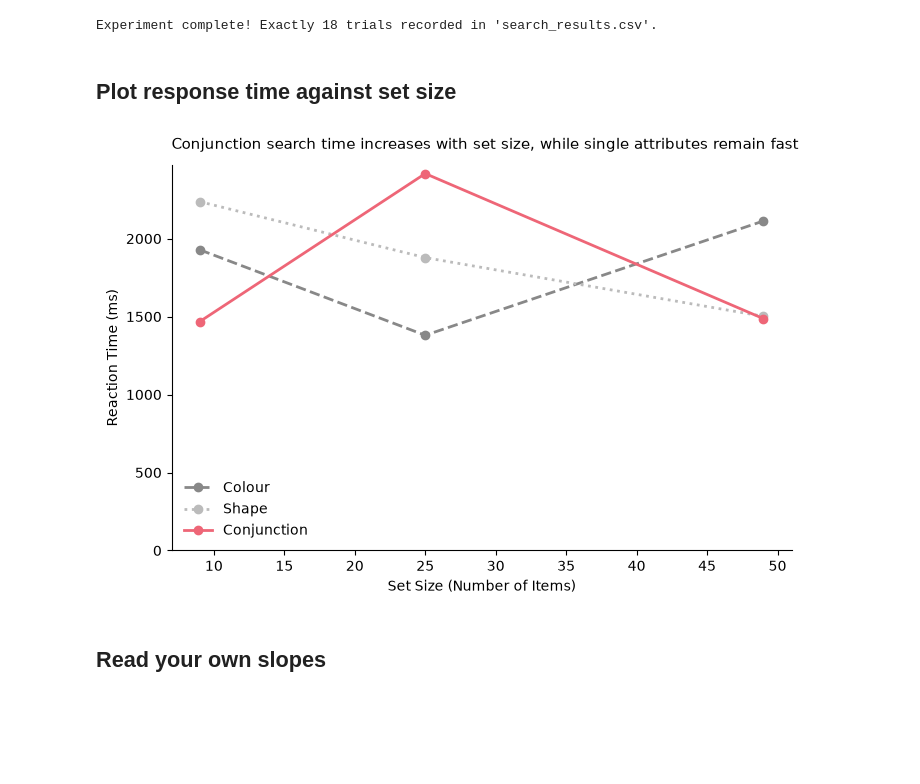
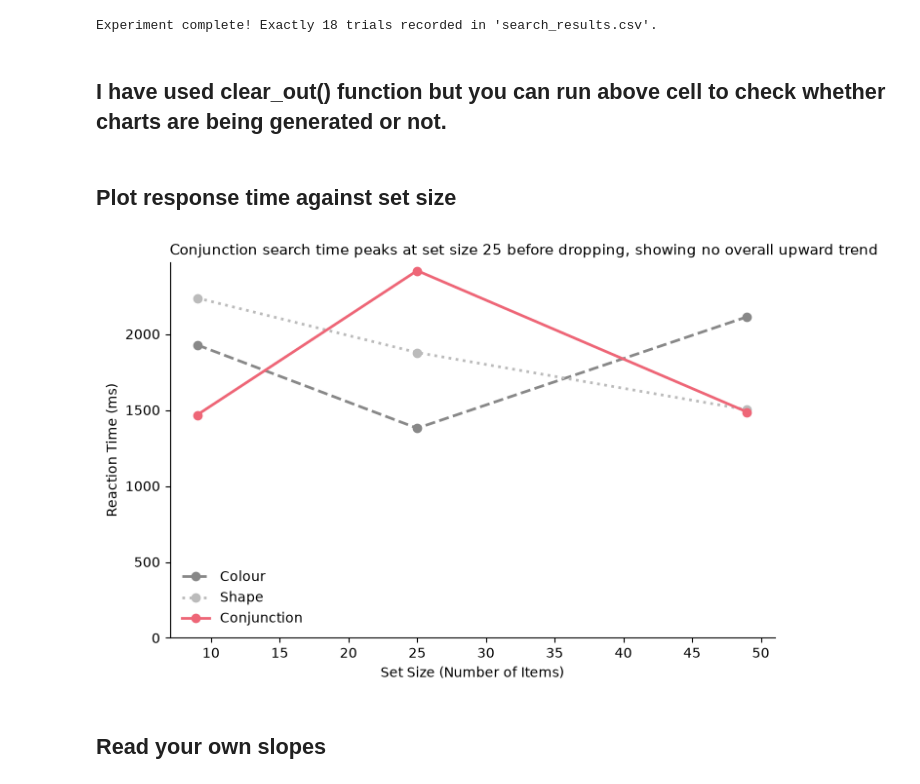
Before and after one commit to musa2002350/Data_Visualization-BSDS-8A-Muhammad_Moaz-003, a Jupyter notebook: Week2/Task_one/Task_one.ipynb, the cells around one changed output. Drawn from its saved outputs; the diff is of its cells as text; code cells hidden in the pictures; blank space fills up the shorter version.

```diff
--- a/Week2/Task_one/Task_one.ipynb
+++ b/Week2/Task_one/Task_one.ipynb
@@ -145,10 +145,13 @@ print(
 )
 # %% [output]
 Experiment complete! Exactly 18 trials recorded in 'search_results.csv'.
+# %% [markdown]
+## I have used clear_out() function but you can run above cell to check whether charts are being generated or not.
 # %% [markdown]
 ## Plot response time against set size
 # %%
 # Load saved results
+
 df_results = pd.read_csv("search_results.csv")
 
 # Filter for target-present trials explicitly handling 'yes' string or True boolean
@@ -179,37 +182,37 @@ styles = {
 
 for cond in ["colour", "shape", "conjunction"]:
     subset = mean_rt[mean_rt["condition"] == cond]
     ax.plot(
         subset["set_size"],
         subset["reaction_time_ms"],
         marker="o",
         color=styles[cond]["color"],
         linestyle=styles[cond]["linestyle"],
         linewidth=2,
         label=styles[cond]["label"],
     )
 
 # Rule: Title is the insight finding, left-aligned
+# Set the corrected left-aligned title matching the image data
 ax.set_title(
-    "Conjunction search time increases with set size, while single attributes remain fast",
+    "Conjunction search time peaks at set size 25 before dropping, showing no overall upward trend",
     loc="left",
-    fontsize=11,
-    pad=12,
+    fontsize=11
 )
 
 ax.set_xlabel("Set Size (Number of Items)")
 ax.set_ylabel("Reaction Time (ms)")
 ax.set_ylim(bottom=0)  # Rule: Bars/Axes start at 0
 
 # De-clutter extraneous ink (spines)
 for side in ("top", "right"):
     ax.spines[side].set_visible(False)
 
 ax.legend(frameon=False)
 fig.savefig("task1_search_slopes.png", dpi=300, bbox_inches="tight")
 plt.show()
 # %% [output]
-[figure, old version]
+[figure, new version]
 # %% [markdown]
 ## Read your own slopes
 # %%
```
Also changed, not shown: 25 other files.
